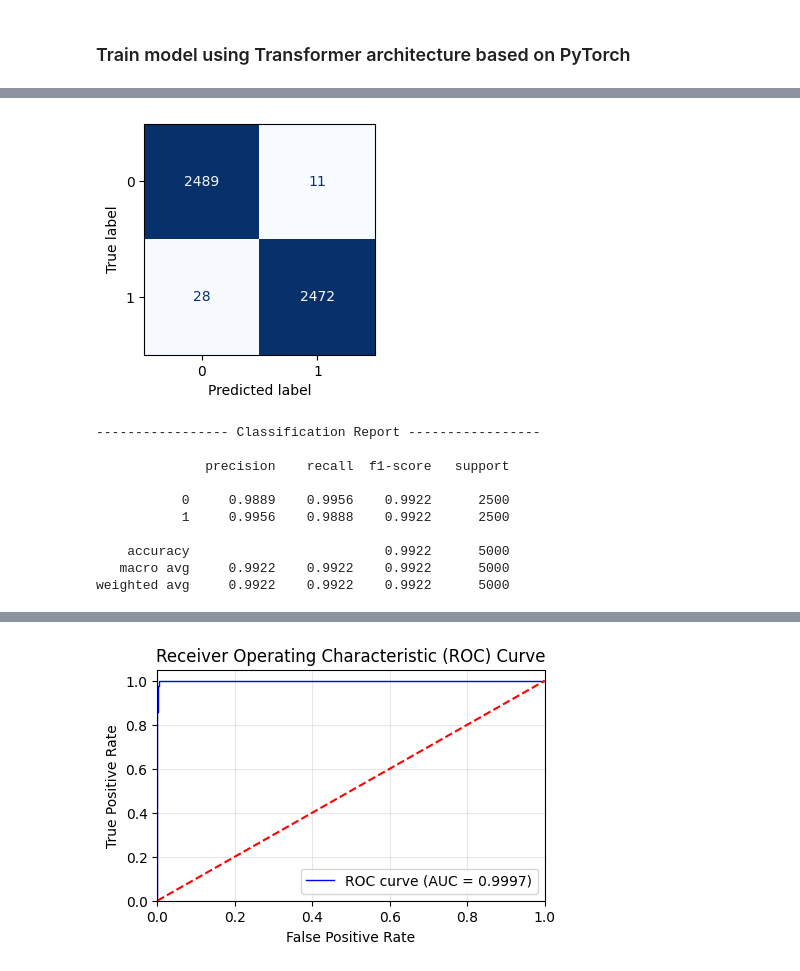
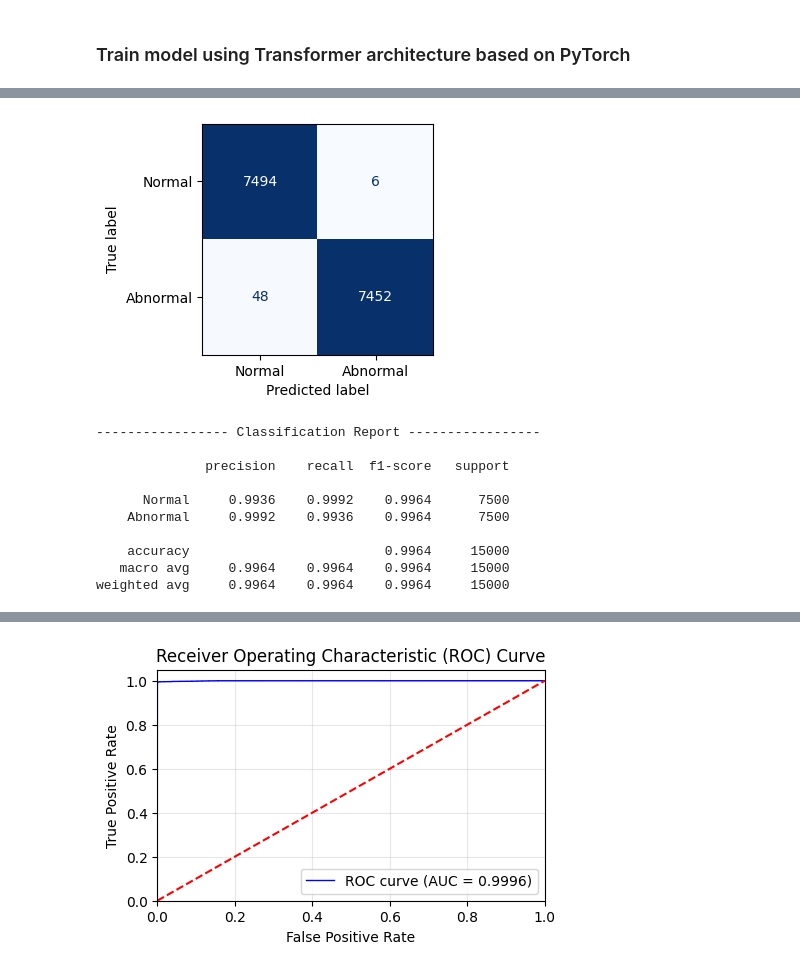
Before and after one commit to SoengSaravit/abnormal-human-action-detection-python, a Jupyter notebook: notebooks/transformer_model_training.ipynb, the cells around one changed output, grey strips where cells are left out. Drawn from its saved outputs; the diff is of its cells as text; code cells hidden in the pictures.

Commit message:
Update code and test VLM model

```diff
--- a/notebooks/transformer_model_training.ipynb
+++ b/notebooks/transformer_model_training.ipynb
@@ -30 +53,10 @@ X_train.shape, y_train.shape, X_val.shape, y_val.shape, X_test.shape, y_test.sha
+# %%
+X_train_sampled = X_train.astype(np.float32)
+y_train_sampled = y_train.reshape(-1, 1).astype(np.float32)
+
+X_val_sampled = X_val.astype(np.float32)
+y_val_sampled = y_val.reshape(-1, 1).astype(np.float32)
+
+X_test_sampled = X_test.astype(np.float32)
+y_test_sampled = y_test.reshape(-1, 1).astype(np.float32)
 # %%
@@ -110,16 +138,16 @@ TransformerModel(
 )
 # %%
 # Define loss function and optimizer
-n_patience = 20
-criterion = nn.CrossEntropyLoss()
+n_patience = 10
+criterion = nn.BCEWithLogitsLoss()
 optimizer = optim.AdamW(model.parameters(), lr=lr, weight_decay=1e-4)
-early_stopping = EarlyStopping(patience=n_patience, min_delta=0.00001)
+early_stopping = EarlyStopping(patience=n_patience, min_delta=0.0001)
 
 # Schedule learning rate
-scheduler = optim.lr_scheduler.ReduceLROnPlateau(optimizer, mode='min', factor=0.1, patience=int(n_patience/2), verbose=True)
+scheduler = optim.lr_scheduler.ReduceLROnPlateau(optimizer, mode='min', factor=0.1, patience=n_patience)
 # %%
 # train model
-num_epochs = 100
+num_epochs = 200
 train_losses, val_losses = [], []
 
 for epoch in range(num_epochs):
@@ -130,11 +158,17 @@ for epoch in range(num_epochs):
 
         # forward pass
         outputs = model(X_train_batch)
-        loss = criterion(outputs, y_train_batch)
+
+        # Apply label smoothing
+        epsilion = 0.1
+        y_train_batch_smoothed = y_train_batch * (1 - epsilion) + 0.5 * epsilion
+
+        loss = criterion(outputs, y_train_batch_smoothed)
 
         # backward and optimize
         optimizer.zero_grad()
         loss.backward()
+
         optimizer.step()
         train_loss += loss.item()
 
@@ -148,10 +182,12 @@ for epoch in range(num_epochs):
         for X_valid_batch, y_valid_batch in val_loader:
             X_valid_batch, y_valid_batch = X_valid_batch.to(device).float(), y_valid_batch.to(device)
             outputs = model(X_valid_batch)
-            v_loss = criterion(outputs, y_valid_batch)
+            # Apply label smoothing
+            y_val_batch_smoothed = y_valid_batch * (1 - epsilion) + 0.5 * epsilion
+            v_loss = criterion(outputs, y_val_batch_smoothed)
             val_loss += v_loss.item()
-            probs = torch.softmax(outputs, dim=1)
-            val_acc += ((probs.argmax(dim=1) == y_valid_batch).sum().item()) / y_valid_batch.size(0)
+            probs = torch.sigmoid(outputs)
+            val_acc += (probs.round() == y_valid_batch).float().mean()
     val_loss /= len(val_loader)
     val_losses.append(val_loss)
     val_acc /= len(val_loader)
@@ -210,9 +246,9 @@ with torch.no_grad():
         X_test_batch, y_test_batch = X_test_batch.to(device).float(), y_test_batch.to(device)
         y_true.append(y_test_batch.cpu().numpy())
         logits = model(X_test_batch)
-        probs = torch.softmax(logits, dim=1)
-        y_scores.append(probs[:,1].detach().cpu().numpy()) # get scores for the positive class
-        preds = torch.argmax(probs, dim=1).cpu().numpy()
+        probs = torch.sigmoid(logits)
+        y_scores.append(probs.cpu().numpy()) # save probability scores
+        preds = (probs > 0.5).cpu().numpy().astype(int)
         y_pred.append(preds)
 # %%
 y_true = np.concatenate(y_true)
@@ -221,28 +257,28 @@ y_scores = np.concatenate(y_scores)
 # %%
 from sklearn.metrics import classification_report, ConfusionMatrixDisplay
 
-disp = ConfusionMatrixDisplay.from_predictions(y_true, y_pred, cmap='Blues', colorbar=None)
+disp = ConfusionMatrixDisplay.from_predictions(y_true, y_pred, cmap='Blues', colorbar=None, display_labels=['Normal', 'Abnormal'])
 fig = disp.figure_
 fig.set_figwidth(3)
 fig.set_figheight(3)
 plt.grid(False)
 plt.show()
 
 # print classification report
 print("----------------- Classification Report -----------------\n")
-print(classification_report(y_true,y_pred, digits=4))
+print(classification_report(y_true,y_pred, digits=4, target_names=['Normal', 'Abnormal']))
 # %% [output]
-[figure, old version]
+[figure, new version]
 ----------------- Classification Report -----------------
 
               precision    recall  f1-score   support
 
-           0     0.9889    0.9956    0.9922      2500
-           1     0.9956    0.9888    0.9922      2500
+      Normal     0.9936    0.9992    0.9964      7500
+    Abnormal     0.9992    0.9936    0.9964      7500
 
-    accuracy                         0.9922      5000
-   macro avg     0.9922    0.9922    0.9922      5000
-weighted avg     0.9922    0.9922    0.9922      5000
+    accuracy                         0.9964     15000
+   macro avg     0.9964    0.9964    0.9964     15000
+weighted avg     0.9964    0.9964    0.9964     15000
 # %%
 from sklearn.metrics import roc_curve, auc
 
```
Also changed, not shown: parts of 13 cells of this notebook, 18 other files.
